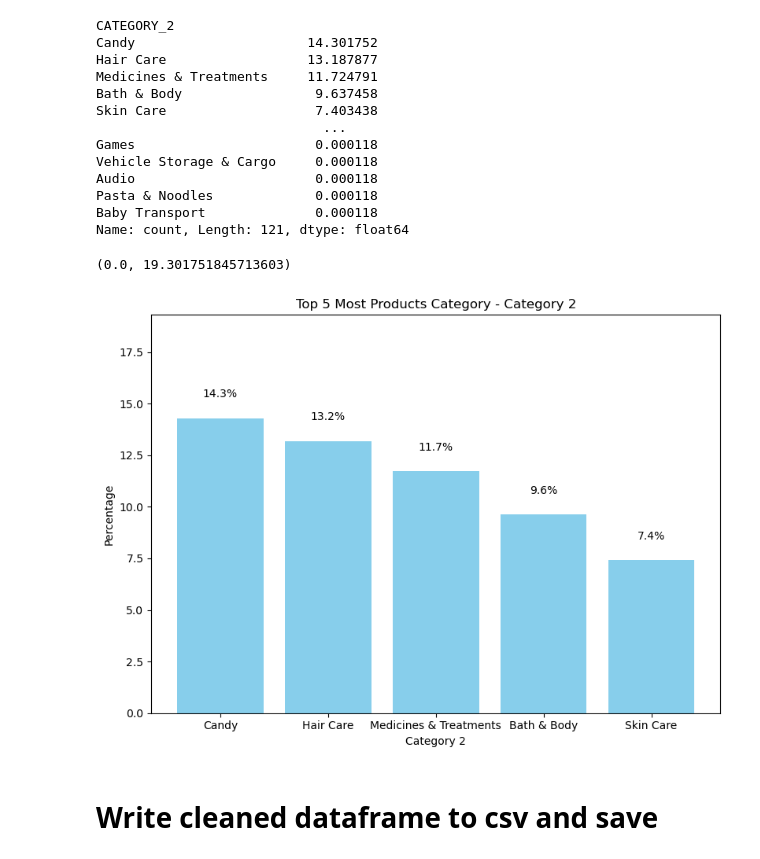
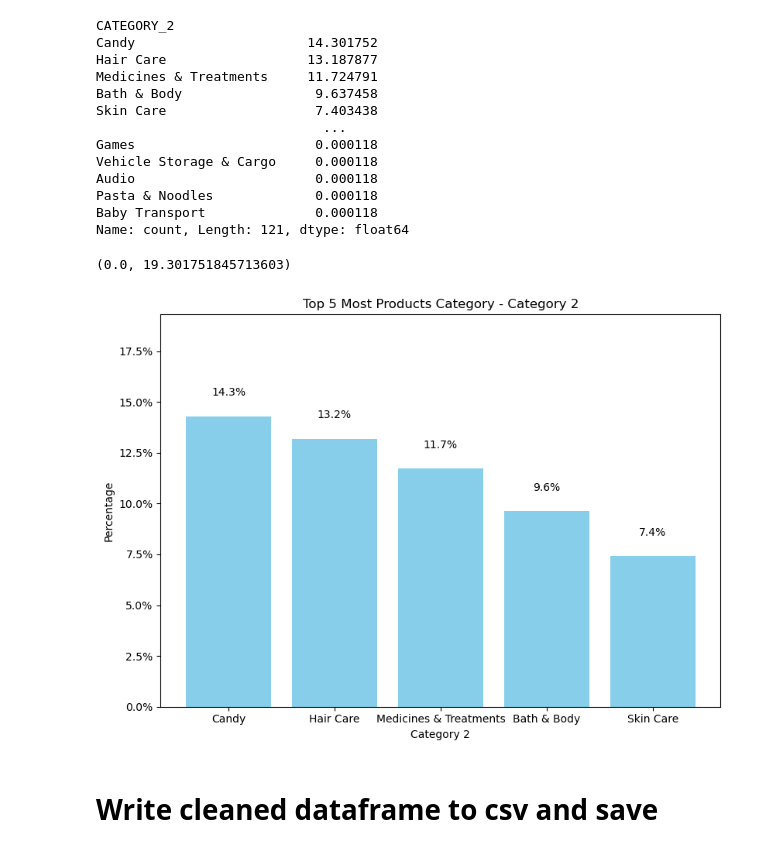
Before and after one commit to yufei954/Fetch-Take-Home-Test, a Jupyter notebook: Data Quality Issue - Product.ipynb, the cells around one changed output. Drawn from its saved outputs; the diff is of its cells as text; code cells hidden in the pictures.

```diff
--- a/Data Quality Issue - Product.ipynb
+++ b/Data Quality Issue - Product.ipynb
@@ -135,6 +136,10 @@ plt.bar(top5_category1.index, top5_category1['Percentage'], color='skyblue') # B
 for index, value in enumerate(top5_category1['Percentage']):
     plt.text(index, value + 1, f"{top5_category1['Percentage'][index]:.1f}%", ha='center')
 
+def to_percent(y, _):
+    return f'{y:.1f}%'
+plt.gca().yaxis.set_major_formatter(FuncFormatter(to_percent))
+
 plt.xlabel('Category 1')
 plt.ylabel('Percentage')
 plt.title('Top 5 Most Products Category - Category 1')
@@ -162,25 +167,28 @@ Name: count, Length: 121, dtype: float64
 # %%
 # Convert to dataframe
 category2_pct=pd.DataFrame(category2_pct)
 category2_pct.columns=['Percentage']
 # Data Visualization to show top 5 categories
 top5_category2=category2_pct.nlargest(5,'Percentage') # Get top 5 categories
 plt.figure(figsize=(8,6))
 plt.bar(top5_category2.index, top5_category2['Percentage'], color='skyblue') # Bar chart
 
 for index, value in enumerate(top5_category2['Percentage']):
     plt.text(index, value + 1, f"{top5_category2['Percentage'][index]:.1f}%", ha='center')
 
 plt.xlabel('Category 2')
 plt.ylabel('Percentage')
 plt.title('Top 5 Most Products Category - Category 2')
 plt.tight_layout()
+def to_percent(y, _):
+    return f'{y:.1f}%'
+plt.gca().yaxis.set_major_formatter(FuncFormatter(to_percent))
 plt.ylim(0, category2_pct['Percentage'].max() + 5)
 
 ## Category 2 is more spread out -- there's no an outstanding category that has the most products.
 # %% [output]
 (0.0, 19.301751845713603)
-[figure, old version]
+[figure, new version]
 # %%
 # Brand and Manufacture information are missing 26% values. I would prefer to more informative variables.
 # %% [markdown]
```
Also changed, not shown: parts of 2 cells of this notebook, 2 other files.
